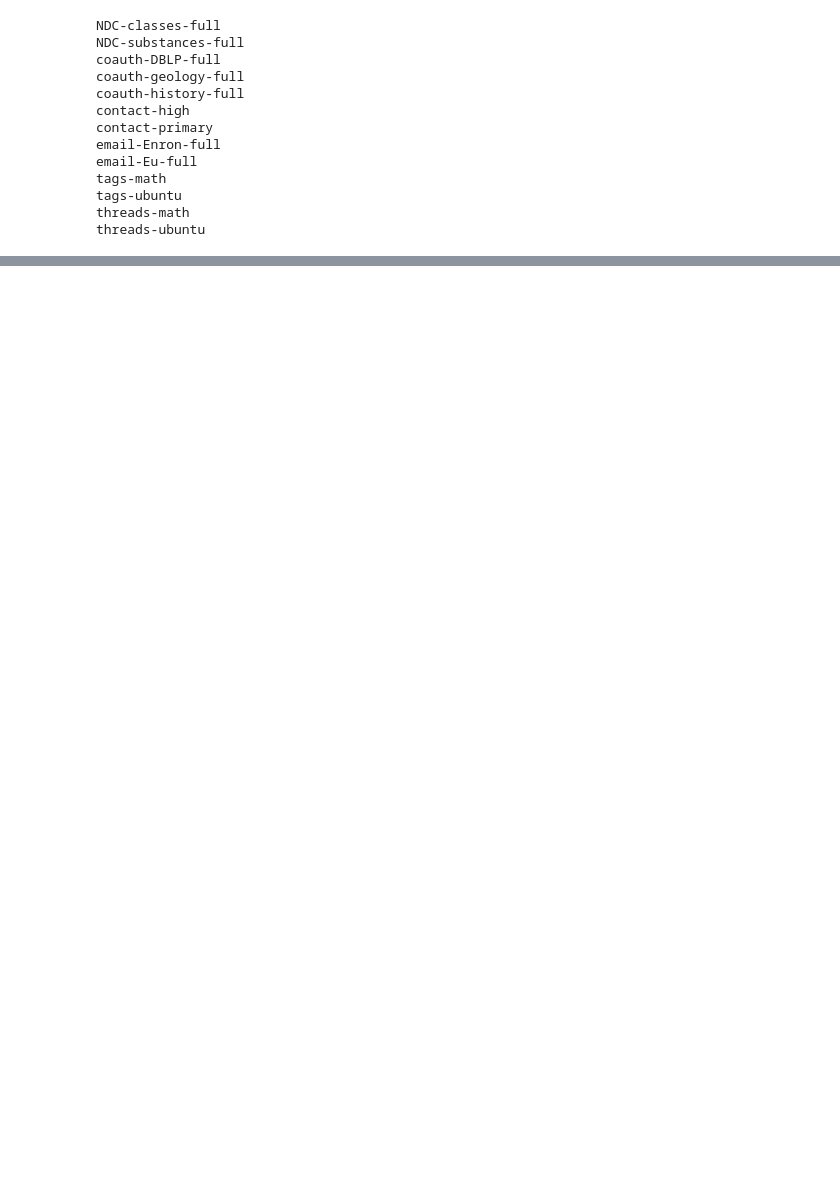
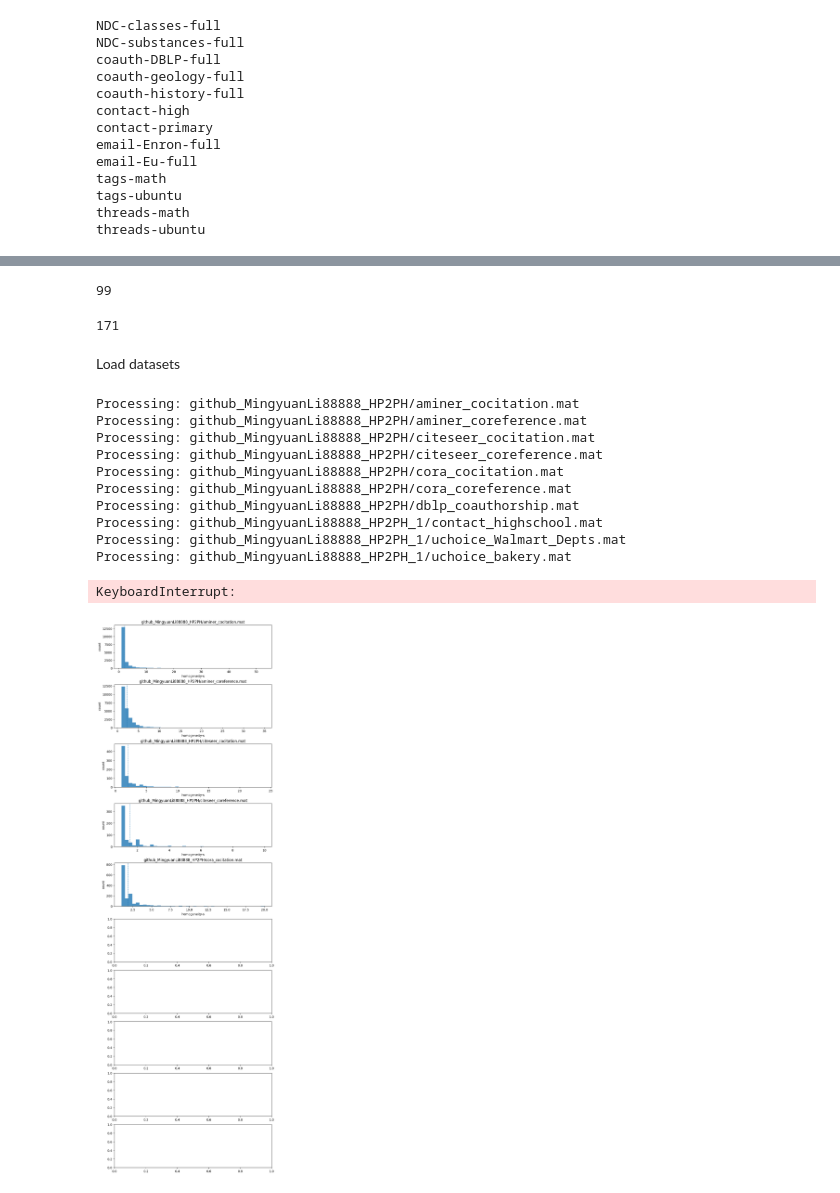
Before and after one commit to aduntslusine/hypergraphs, a Jupyter notebook: homogeneity.ipynb, the cells around one changed output, grey strips where cells are left out. Saved outputs shown, nothing was run; the diff lists cells and outputs as text; code cells hidden in the pictures; blank space fills up the shorter version.

Commit message:
adding experimental results, moving folders, adding nla

```diff
--- a/homogeneity.ipynb
+++ b/homogeneity.ipynb
@@ -114,0 +409,80 @@ plt.show()
+# %%
+len(H.connected_components())
+# %% [output]
+99
+# %%
+len(Hc.connected_components())
+# %% [output]
+171
+# %% [markdown]
+Load datasets
+# %%
+# Simple homogeneity-s plot for the two HP2PH folders
+import scipy.io as sio
+
+folders = [
+    Path("../github_MingyuanLi88888_HP2PH"),
+    Path("../github_MingyuanLi88888_HP2PH_1"),
+]
+
+results = {}
+
+for folder in folders:
+    for mat_file in sorted(folder.glob("*.mat")):
+        name = f"{folder.name}/{mat_file.name}"
+        print(f"Processing: {name}")
+
+        mat = sio.loadmat(mat_file)
+        S = mat.get("S")
+        if S is None:
+            print(f"  skipped ({name} has no 'S' matrix)")
+            continue
+
+        # columns of S are hyperedges
+        if hasattr(S, "tocsc"):
+            S = S.tocsc()  # sparse-safe column slicing
+            edges = [S[:, j].indices.tolist() for j in range(S.shape[1])]
+        else:
+            edges = [np.flatnonzero(S[:, j]).tolist() for j in range(S.shape[1])]
+
+        edges = [e for e in edges if len(e) >= 2]
+
+        H = Hypergraph(edges)
+        hs = hyperedge_homogeneity_list(H)
+        results[name] = {
+            "hs": hs,
+            "n_nodes": len(H.get_nodes()),
+            "n_edges": len(H.get_edges()),
+            "mean": float(np.mean(hs)) if hs else float("nan"),
+        }
+
+names = sorted(results)
+fig, axes = plt.subplots(len(names), 1, figsize=(8, 2.8 * len(names)), constrained_layout=True)
+axes = np.atleast_1d(axes)
+
+for ax, name in zip(axes, names):
+    hs = results[name]["hs"]
+    mu = results[name]["mean"]
+    n_nodes = results[name]["n_nodes"]
+    n_edges = results[name]["n_edges"]
+
+    ax.hist(hs, bins=40, alpha=0.8)
+    ax.axvline(mu, linestyle="--", linewidth=1)
+    ax.set_title(f"{name}\\n|V|={n_nodes:,}, |E|={n_edges:,}, mean={mu:.3f}")
+    ax.set_xlabel("homogeneity-s")
+    ax.set_ylabel("count")
+
+plt.show()
+# %% [output]
+Processing: github_MingyuanLi88888_HP2PH/aminer_cocitation.mat
+Processing: github_MingyuanLi88888_HP2PH/aminer_coreference.mat
+Processing: github_MingyuanLi88888_HP2PH/citeseer_cocitation.mat
+Processing: github_MingyuanLi88888_HP2PH/citeseer_coreference.mat
+Processing: github_MingyuanLi88888_HP2PH/cora_cocitation.mat
+Processing: github_MingyuanLi88888_HP2PH/cora_coreference.mat
+Processing: github_MingyuanLi88888_HP2PH/dblp_coauthorship.mat
+Processing: github_MingyuanLi88888_HP2PH_1/contact_highschool.mat
+Processing: github_MingyuanLi88888_HP2PH_1/uchoice_Walmart_Depts.mat
+Processing: github_MingyuanLi88888_HP2PH_1/uchoice_bakery.mat
+KeyboardInterrupt:
+[figure, added]
```
Also changed, not shown: parts of 9 cells of this notebook, 36 other files.
